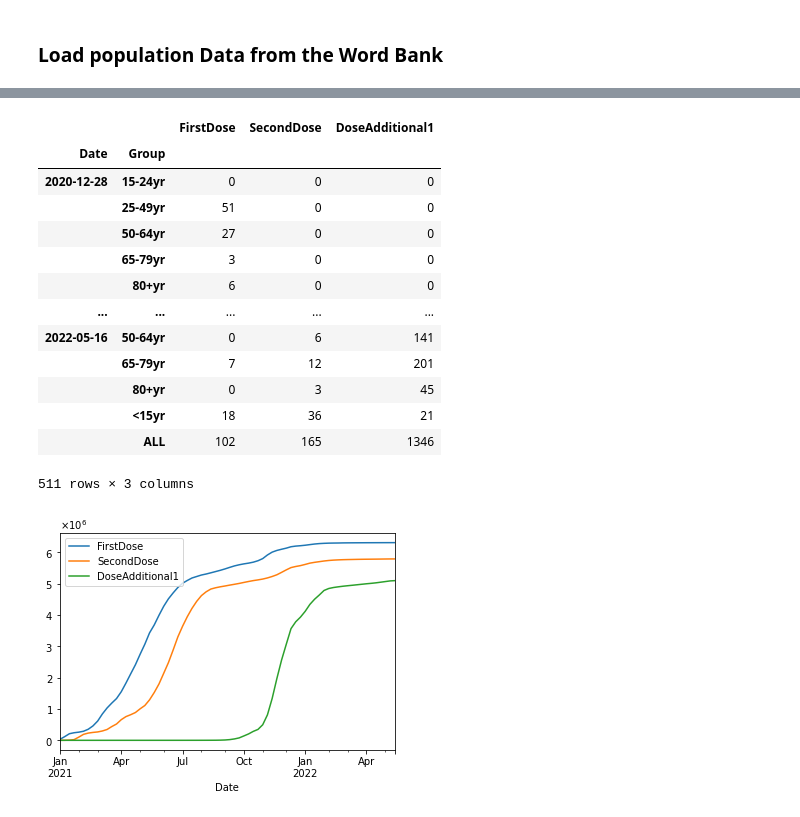
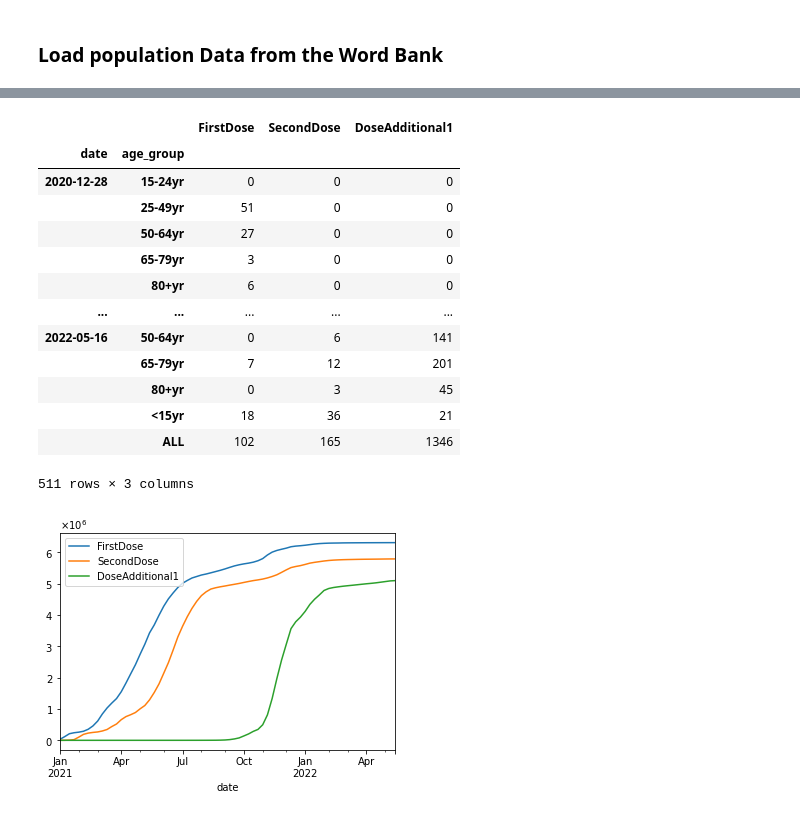
Before and after one commit to ciphersmaug/dst-project, a Jupyter notebook: data_transformation.ipynb, the cells around one changed output, grey strips where cells are left out. Drawn from its saved outputs; the diff is of its cells as text; code cells hidden in the pictures.

```diff
--- a/data_transformation.ipynb
+++ b/data_transformation.ipynb
@@ -350,17 +362,17 @@ KeyError: 'Country'
 # %%
 
 
-for i in vaccinations_per_age_group["Country"].value_counts().index:
-    country_df = vaccinations_per_age_group[vaccinations_per_age_group["Country"]==i]
-    country_df = country_df[pd.notna(country_df["Group"])]
-    country_df = country_df.groupby(["Date","Group"]).sum()[["FirstDose","SecondDose","DoseAdditional1"]]
+for i in vaccinations_per_age_group["country"].value_counts().index:
+    country_df = vaccinations_per_age_group[vaccinations_per_age_group["country"]==i]
+    country_df = country_df[pd.notna(country_df["age_group"])]
+    country_df = country_df.groupby(["date","age_group"]).sum()[["FirstDose","SecondDose","DoseAdditional1"]]
     country_df
     break
     #country_df.to_csv(f"{processed_path}/{i}_weekly.csv")
 country_df
 # %% [output]
 |  |  | FirstDose | SecondDose | DoseAdditional1 |
-| Date | Group |  |  |  |
+| date | age_group |  |  |  |
 | 2020-12-28 | 15-24yr | 0 | 0 | 0 |
 |  | 25-49yr | 51 | 0 | 0 |
 |  | 50-64yr | 27 | 0 | 0 |
```
Also changed, not shown: parts of 11 cells of this notebook.
